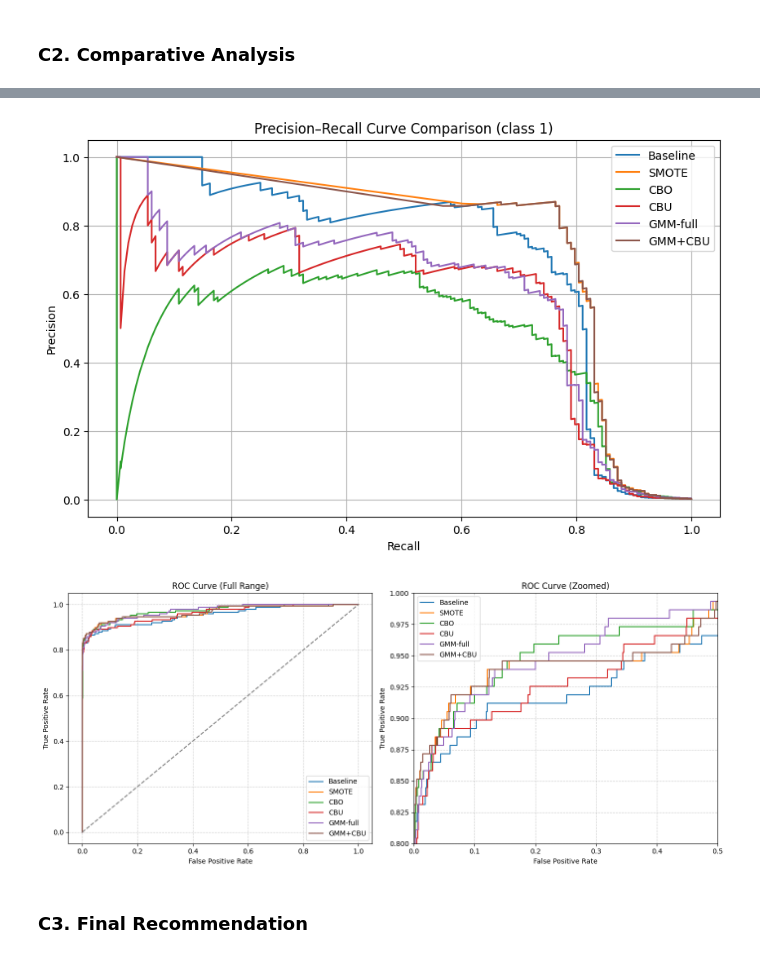
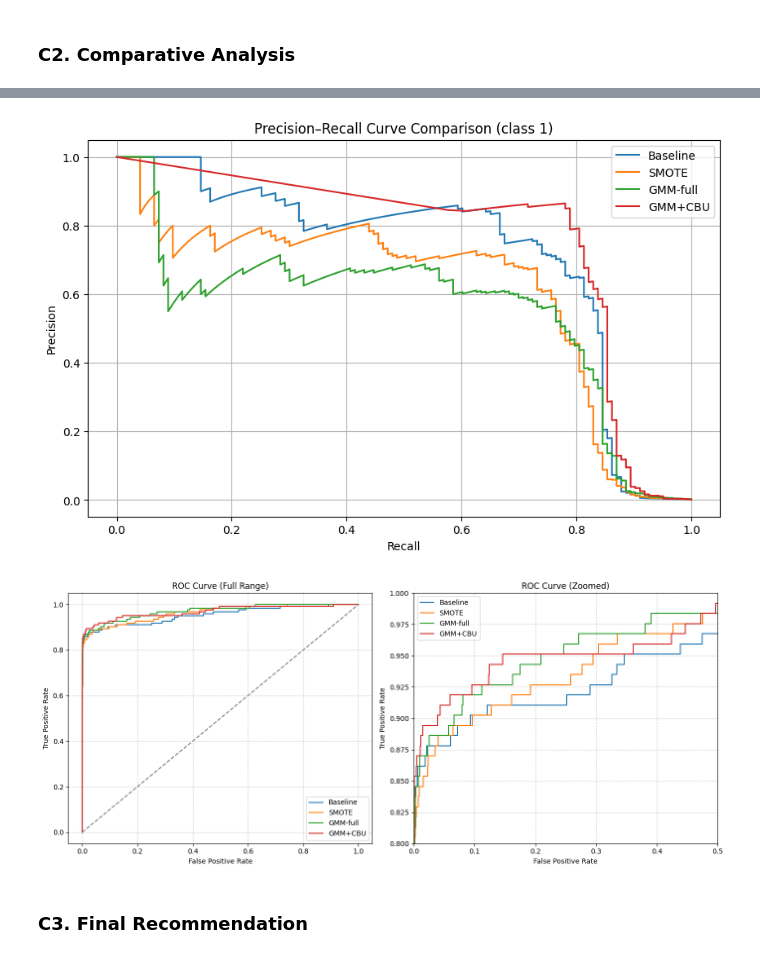
Before and after one commit to harshit-8118/assignment-4-harshit-8118, a Jupyter notebook: da25s003_A4.ipynb, the cells around one changed output, grey strips where cells are left out. Drawn from its saved outputs; the diff is of its cells as text; code cells hidden in the pictures.

```diff
--- a/da25s003_A4.ipynb
+++ b/da25s003_A4.ipynb
@@ -148,7 +150,7 @@ Imbalance Ratio (majority / minority): 577.88
 X = df.drop(columns=['Class']).values
 y = df['Class'].values
 
-Xtrain, Xtest, ytrain, ytest = train_test_split(X, y, test_size=0.3, random_state=Random_State, stratify=y)
+Xtrain, Xtest, ytrain, ytest = train_test_split(X, y, test_size=0.25, random_state=Random_State, stratify=y)
 
 def draw_bar_chart(ytrain=ytrain, ytest=ytest, title1="Train", title2="Test", title="Train and Test Class Distribution"):
     plt.figure(figsize=(10, 6))
@@ -289,13 +291,3 @@ plt.show()
 * In imbalanced datasets like fraud detection, the PR curve is more informative than ROC, since it focuses on the minority (fraud) class.
 
 The model achieves good precision at moderate recall, but struggles to maintain precision when trying to capture more fraud cases.
-# %%
-# ROC curve (single chart)
-fpr, tpr, thr2 = roc_curve(ytest, y_prob_baseline)
-plt.figure()
-plt.plot(fpr, tpr)
-plt.plot([0,1],[0,1],'--')
-plt.title("Baseline ROC Curve")
-plt.xlabel("False Positive Rate")
-plt.ylabel("True Positive Rate")
-plt.show()
@@ -572,25 +561,21 @@ files = os.listdir('Models')
 models = {
     'baseline': None,
     'smote': None,
-    'cbo': None,
-    'cbu': None,
     'gmm_full': None,
     'gmm_cbu': None
 }
 
-models_list = ['baseline', 'smote', 'cbo', 'cbu', 'gmm_full', 'gmm_cbu']
+models_list = ['baseline', 'smote', 'gmm_full', 'gmm_cbu']
 
 for i, file in enumerate(files):
     models[models_list[i]] = pickle.load(open(f'Models/{file}', 'rb'))
 
 baseline = models['baseline']
 smote = models['smote']
-cbo = models['cbo']
-cbu = models['cbu']
 gmm_full = models['gmm_full']
 gmm_cbu = models['gmm_cbu']
 
-models = [baseline, smote, cbo, cbu, gmm_full, gmm_cbu]
+models = [baseline, smote, gmm_full, gmm_cbu]
 # %%
 def fit_eval_lr_models(models, X_te, y_te, title):
     y_proba = models.predict_proba(X_te)[:, 1]
@@ -696,7 +677,7 @@ However, this came at a significant cost to precision. The model's over-eagernes
 # %%
 # Precision-Recall curve (all models on single chart)
 plt.figure()
-model_names = ['Baseline', 'SMOTE', 'CBO', 'CBU', 'GMM-full', 'GMM+CBU']
+model_names = ['Baseline', 'SMOTE', 'GMM-full', 'GMM+CBU']
 for i, model in enumerate(models):
     if model is None:
         continue
@@ -721,35 +702,35 @@ for i, model in enumerate(models):
     fpr, tpr, _ = roc_curve(ytest, y_proba)
     axes[0].plot(fpr, tpr, label=model_names[i])
 
 axes[0].plot([0,1],[0,1],'--', color='gray')
 axes[0].set_title("ROC Curve (Full Range)")
 axes[0].set_xlabel("False Positive Rate")
 axes[0].set_ylabel("True Positive Rate")
 axes[0].legend()
 axes[0].grid(True, linestyle='--', alpha=0.6)
 
 # -------- Zoomed ROC --------
 for i, model in enumerate(models):
     if model is None:
         continue
     y_proba = model.predict_proba(Xtest)[:, 1]
     fpr, tpr, _ = roc_curve(ytest, y_proba)
     axes[1].plot(fpr, tpr, label=model_names[i])
 
 axes[1].plot([0,1],[0,1],'--', color='gray')
 axes[1].set_title("ROC Curve (Zoomed)")
 axes[1].set_xlabel("False Positive Rate")
 axes[1].set_ylabel("True Positive Rate")
 axes[1].set_xlim([0.0, 0.5])   # crop to low FPR
 axes[1].set_ylim([0.8, 1.0])   # crop to high TPR
 axes[1].legend()
 axes[1].grid(True, linestyle='--', alpha=0.6)
 
 plt.tight_layout()
 plt.show()
 # %% [output]
-[figure, old version]
+[figure, new version]
-[figure, old version]
+[figure, new version]
 # %% [markdown]
 ### C3. Final Recommendation
 # %% [markdown]
```
Also changed, not shown: parts of 25 cells of this notebook, 6 other files.
